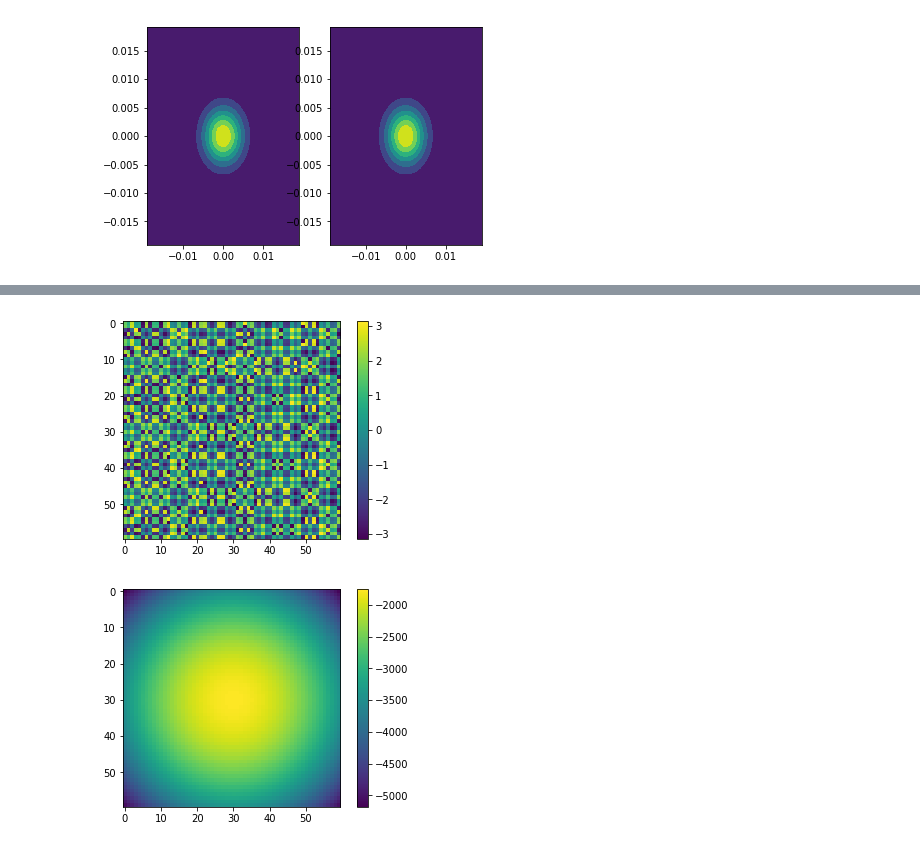
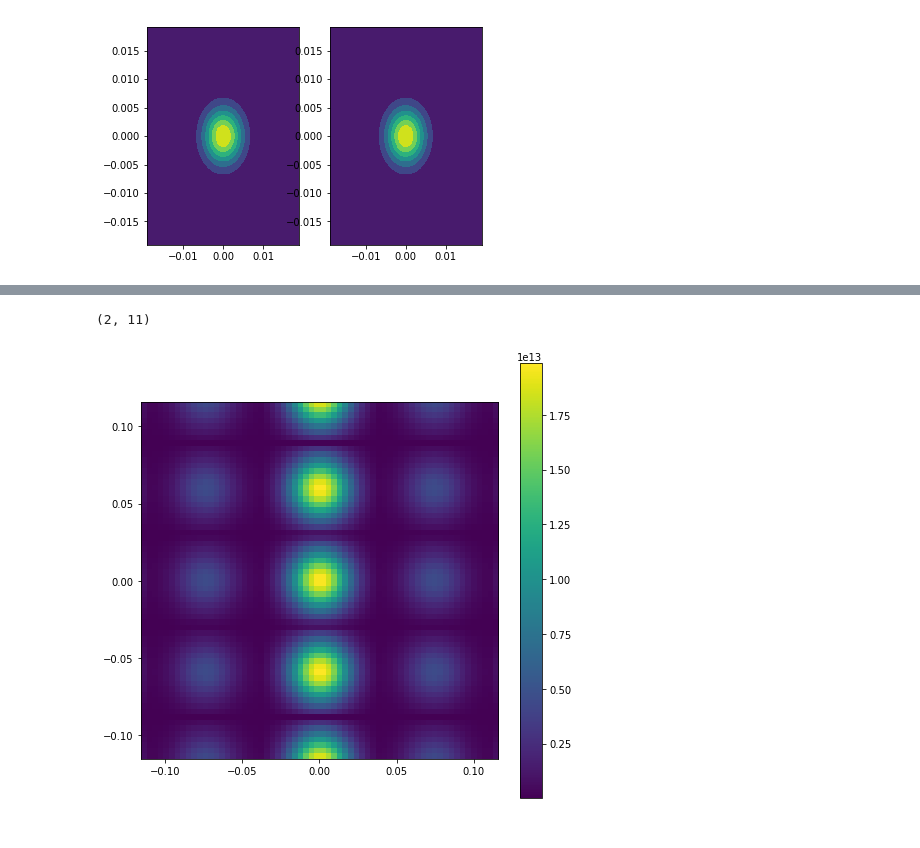
Before and after one commit to simply-nicky/cbc, a Jupyter notebook: prototyping/proto.ipynb, the cells around one changed output, grey strips where cells are left out. Saved outputs shown, nothing was run; the diff lists cells and outputs as text; code cells hidden in the pictures.

```diff
--- a/prototyping/proto.ipynb
+++ b/prototyping/proto.ipynb
@@ -224,14 +94,0 @@ NameError: name 'zR' is not defined
-# %%
-phin = cbc.utils.phase_inc(kins, xs, ys, zs, wavelength).reshape((Nx, Ny))
-angs2 = np.angle(phin)
-Rs = R(zs, waist, wavelength)
-angs3 = (-2 * np.pi / wavelength * ((xs**2 + ys**2) / Rs + (1 - (xs**2 + ys**2) / 2 / Rs**2) * zs)).reshape(Nx, Ny)
-plt.imshow(angs2)
-plt.colorbar()
-plt.show()
-plt.imshow(angs3)
-plt.colorbar()
-plt.show()
-# %% [output]
-[figure, removed]
-[figure, removed]
@@ -241,0 +102,37 @@ asfs1 = cbc.asf_vals(qs_abs, asf_coeffs1)
+# %%
+waist = 3e-6
+wavelength = 1.5e-7
+a, b, c = 2e-6, 2.5e-6, 1e-5
+Nx, Ny, Nz = 10, 10, 1
+detNx, detNy = 64, 64
+pix_size = 2 * 55e-3
+det_dist = 30
+knum = 5000
+# %%
+%matplotlib inline
+XS, YS, ZS = np.array([0, 0.5 * a]), np.zeros(2), np.zeros(2)
+els = ['Au', 'Ag']; bs = np.zeros(2)
+xs, ys, zs = cbc.lattice(a, b, c, Nx, Ny, Nz, XS, YS, ZS)
+z0 = 1e-4
+zs += z0
+asf_coeffs = cbc.asf_coeffs(els, bs)
+kxs, kys = cbc.det_kouts(det_dist, detNx, detNy, pix_size)
+_kxs, _kys = kxs.ravel(), kys.ravel()
+kouts = cbc.kout_parax(_kxs, _kys)
+kins = cbc.gaussian_kins(xs, ys, zs, waist, wavelength)
+us = cbc.gaussian(xs, ys, zs, waist, wavelength) * cbc.utils.phase_inc(kins, xs, ys, zs, wavelength)
+print(asf_coeffs.shape)
+# %% [output]
+(2, 11)
+# %%
+qabs = cbc.utils.q_abs(kouts, kins, wavelength)
+asfs = cbc.utils.asf_sum(qabs, asf_coeffs)
+phs = cbc.utils.phase(kouts, xs, ys, zs, wavelength)
+res = (asfs * us * phs).sum(axis=(-2,-1)).reshape(kxs.shape)
+ints = np.abs(res)
+plt.figure(figsize=(8, 8))
+plt.imshow(ints, extent=[kxs.min(), kxs.max(), kys.min(), kys.max()])
+plt.colorbar()
+plt.show()
+# %% [output]
+[figure, added]
```
Also changed, not shown: parts of 67 cells of this notebook, 12 other files.
